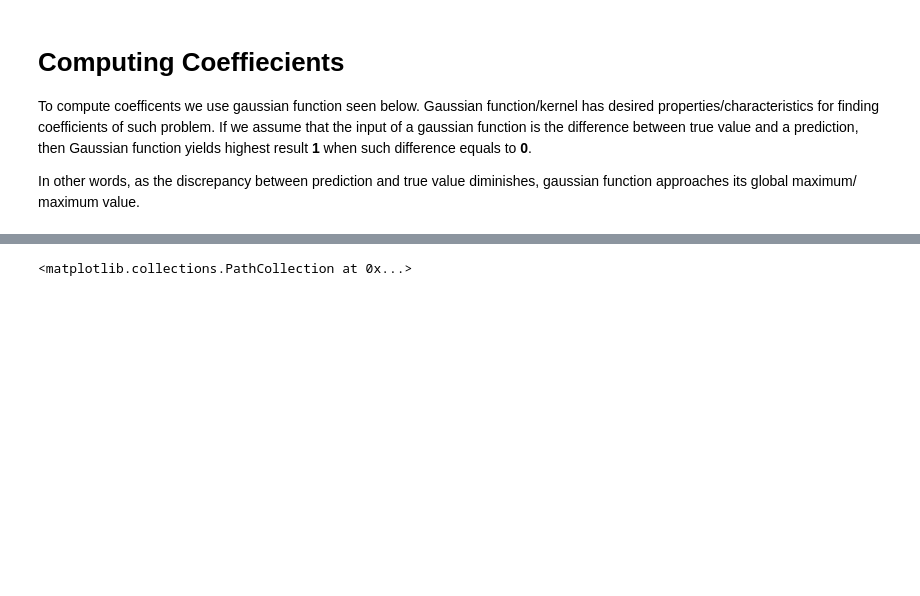
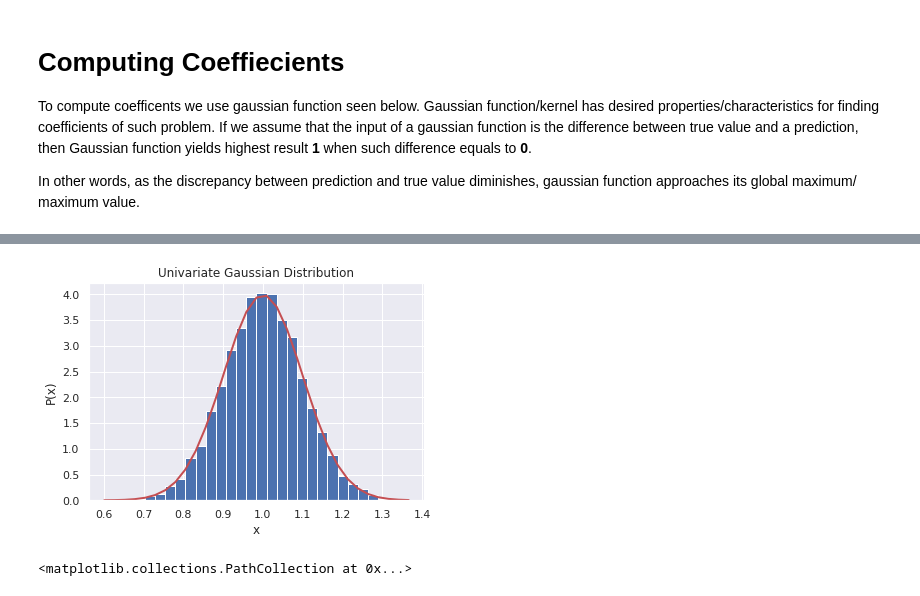
Before and after one commit to Demirrr/Fundamentals, a Jupyter notebook: Kernels/Understanding_Kernel_Machines.ipynb, the cells around one changed output, grey strips where cells are left out. Cells and saved outputs as stored; diff of their text form; code cells hidden in the pictures; blank space fills up the shorter version.

```diff
--- a/Kernels/Understanding_Kernel_Machines.ipynb
+++ b/Kernels/Understanding_Kernel_Machines.ipynb
@@ -76,3 +90,21 @@ In other words, as the discrepancy between prediction and true value diminishes,
+# %%
+mu, sigma, N = 1, 0.1,10000 # mean and standard deviation
+x = np.random.normal(mu, sigma, N)
+
+np.all(x>0)## all simulated variables from given Gaussian greater than o.
+
+
+gaussian=lambda x,mu,sigma: 1/(sigma * np.sqrt(2 * np.pi)) *np.exp( - (x - mu)**2 / (2 * sigma**2) )
+count, bins, ignored = plt.hist(x, 30, density=True)
+
+plt.plot(bins,gaussian(bins,mu,sigma),linewidth=2, color='r')
+
+plt.title('Univariate Gaussian Distribution')
+plt.ylabel('P(x)')
+plt.xlabel('x')
+plt.show()
+# %% [output]
+[figure, added]
 # %%
 def gaussian_function(x):
     """
```
Also changed, not shown: parts of 3 cells of this notebook, 2 other files.
